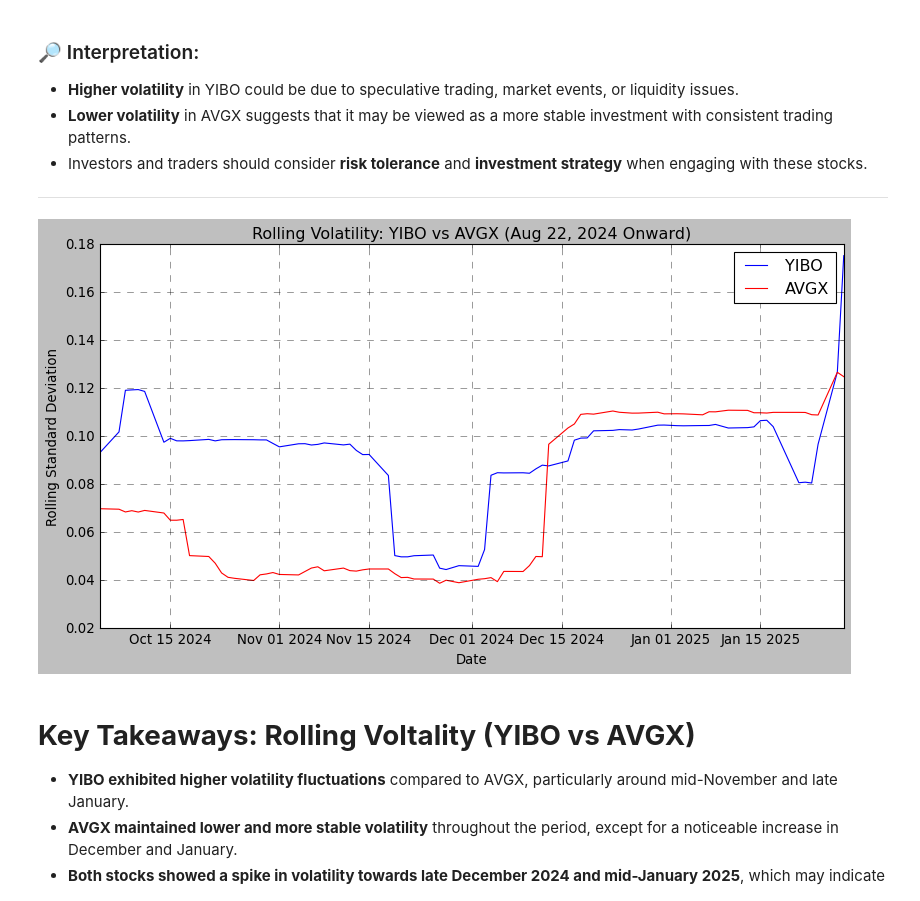
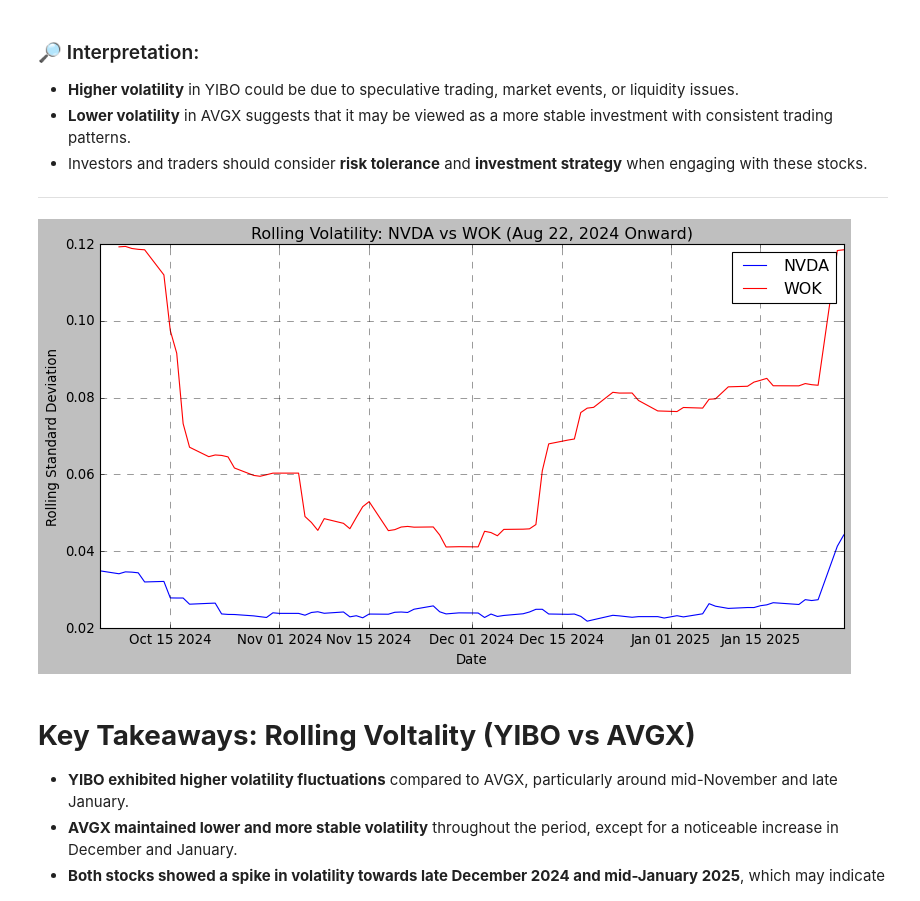
Before and after one commit to cindyd97/A_Stock_Analysis, a Jupyter notebook: Cindy's_work/cindy_project_analysis.ipynb, the cells around one changed output. Saved outputs shown, nothing was run; the diff lists cells and outputs as text; code cells hidden in the pictures.

```diff
--- a/Cindy's_work/cindy_project_analysis.ipynb
+++ b/Cindy's_work/cindy_project_analysis.ipynb
@@ -362,7 +318,7 @@ mc = mpf.make_marketcolors(up='green', down='red', wick='black', edge='black', v
 s = mpf.make_mpf_style(base_mpl_style='classic', marketcolors=mc)
 # %%
 # Convert Date index to datetime format
-avgx_ohlc.index = pd.to_datetime(avgx_ohlc.index)
+wok_df_final.index = pd.to_datetime(wok_df_final.index)
 # %%
 # Function to filter and plot data for each quarter
 def plot_quarter(title, year, months, extra_year=None, extra_months=None):
@@ -495,33 +451,33 @@ plt.show()
 start_date = "2024-08-22"
 
 # Filter data and create copies
-yibo_filtered = yibo_ohlc.loc[start_date:].copy()
-avgx_filtered = avgx_ohlc.loc[start_date:].copy()
+nvda_filtered = nvda_df_final.loc[start_date:].copy()
+wok_filtered = wok_df_final.loc[start_date:].copy()
 # %%
 # Compute daily returns
-yibo_filtered['Daily Return'] = yibo_filtered['Close'].pct_change()
-avgx_filtered['Daily Return'] = avgx_filtered['Close'].pct_change()
+nvda_filtered['Daily Return'] = nvda_filtered['close'].pct_change()
+wok_filtered['Daily Return'] = wok_filtered['close'].pct_change()
 # %%
 # Compute rolling standard deviation (volatility)
-yibo_filtered['Rolling Volatility'] = yibo_filtered['Daily Return'].rolling(window=30).std()
-avgx_filtered['Rolling Volatility'] = avgx_filtered['Daily Return'].rolling(window=30).std()
+nvda_filtered['Rolling Volatility'] = nvda_filtered['Daily Return'].rolling(window=30).std()
+wok_filtered['Rolling Volatility'] = wok_filtered['Daily Return'].rolling(window=30).std()
 # %%
 # Plot rolling volatility for both stocks
 plt.figure(figsize=(12, 6))
-plt.plot(yibo_filtered.index, yibo_filtered['Rolling Volatility'], label='YIBO', color='blue')
-plt.plot(avgx_filtered.index, avgx_filtered['Rolling Volatility'], label='AVGX', color='red')
+plt.plot(nvda_filtered.index, nvda_filtered['Rolling Volatility'], label='NVDA', color='blue')
+plt.plot(wok_filtered.index, wok_filtered['Rolling Volatility'], label='WOK', color='red')
 
 # Formatting the plot
-plt.title('Rolling Volatility: YIBO vs AVGX (Aug 22, 2024 Onward)')
+plt.title('Rolling Volatility: NVDA vs WOK (Aug 22, 2024 Onward)')
 plt.xlabel('Date')
 plt.ylabel('Rolling Standard Deviation')
 plt.legend()
 plt.grid(True, linestyle='--', alpha=0.7)
 
 # Show plot
 plt.show()
 # %% [output]
-[figure, old version]
+[figure, new version]
 # %% [markdown]
 # **Key Takeaways: Rolling Voltality (YIBO vs AVGX)**
 - **YIBO exhibited higher volatility fluctuations** compared to AVGX, particularly around mid-November and late January.
```
Also changed, not shown: parts of 70 cells of this notebook, 2 other files.
